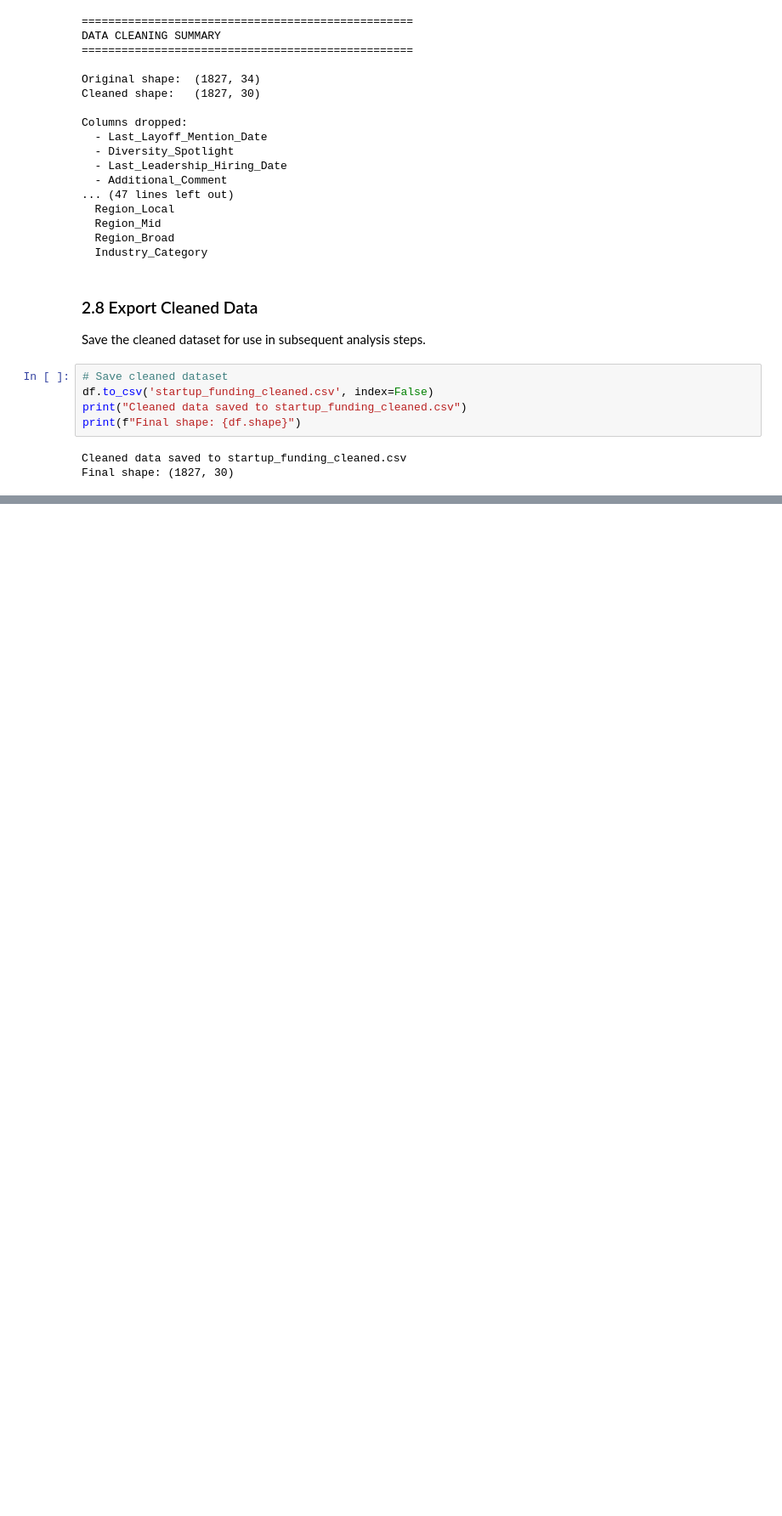
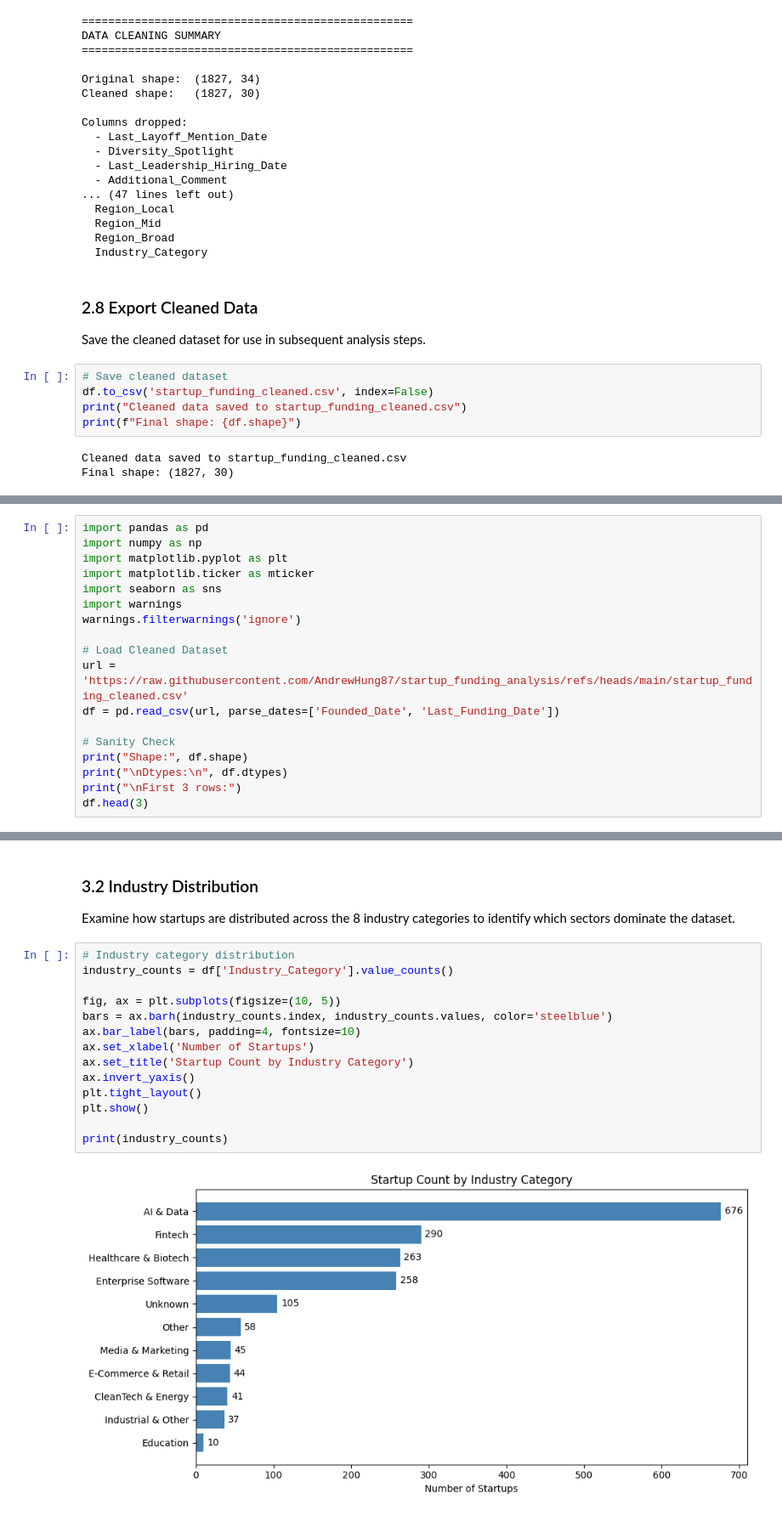
Before and after one commit to AndrewHung87/startup-funding-analysis, a Jupyter notebook: startup_funding_analysis.ipynb, the cells around one changed output, grey strips where cells are left out. Shown at 85% size. Drawn from its saved outputs; the diff is of its cells as text; blank space fills up the shorter version.

```diff
--- a/startup_funding_analysis.ipynb
+++ b/startup_funding_analysis.ipynb
@@ -497,0 +511,18 @@ Final shape: (1827, 30)
+# %%
+import pandas as pd
+import numpy as np
+import matplotlib.pyplot as plt
+import matplotlib.ticker as mticker
+import seaborn as sns
+import warnings
+warnings.filterwarnings('ignore')
+
+# Load Cleaned Dataset
+url = 'https://raw.githubusercontent.com/AndrewHung87/startup_funding_analysis/refs/heads/main/startup_funding_cleaned.csv'
+df = pd.read_csv(url, parse_dates=['Founded_Date', 'Last_Funding_Date'])
+
+# Sanity Check
+print("Shape:", df.shape)
+print("\nDtypes:\n", df.dtypes)
+print("\nFirst 3 rows:")
+df.head(3)
@@ -497,0 +568,19 @@ Final shape: (1827, 30)
+# %% [markdown]
+### 3.2 Industry Distribution
+Examine how startups are distributed across the 8 industry categories to identify which sectors dominate the dataset.
+# %%
+# Industry category distribution
+industry_counts = df['Industry_Category'].value_counts()
+
+fig, ax = plt.subplots(figsize=(10, 5))
+bars = ax.barh(industry_counts.index, industry_counts.values, color='steelblue')
+ax.bar_label(bars, padding=4, fontsize=10)
+ax.set_xlabel('Number of Startups')
+ax.set_title('Startup Count by Industry Category')
+ax.invert_yaxis()
+plt.tight_layout()
+plt.show()
+
+print(industry_counts)
+# %% [output]
+[figure, added]
```
Also changed, not shown: parts of 19 cells of this notebook.
